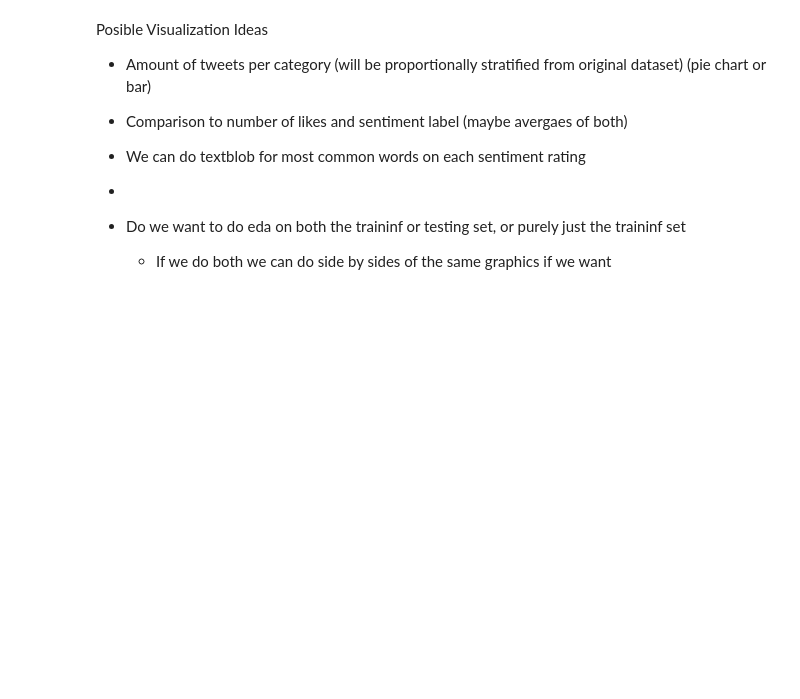
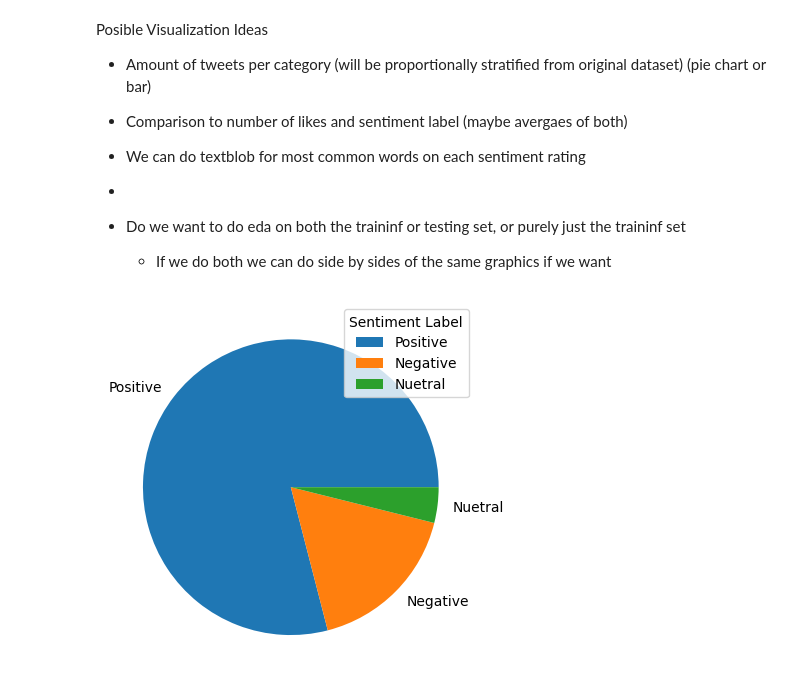
Before and after one commit to WilliamNelson007/PSTAT-134-Winter25-GroupProj, a Jupyter notebook: Final Project Juypter Notebook.ipynb, the cells around one changed output. Drawn from its saved outputs; the diff is of its cells as text; code cells hidden in the pictures; blank space fills up the shorter version.

```diff
--- a/Final Project Juypter Notebook.ipynb
+++ b/Final Project Juypter Notebook.ipynb
@@ -135,7 +135,7 @@ We will instead continue with proportion stratification.
 from sklearn.utils import resample
 
 # proportions of orginal datsset based on sentiment
-sentiment_proportions = twitter_train['Sentiment Label'].value_counts(normalize=True)
+sentiment_proportions = twitter_full['Sentiment Label'].value_counts(normalize=True)
 print(f'Here is the proportions of {sentiment_proportions}')
 
 # training size we wish for
@@ -146,7 +146,7 @@ sample_sizes = (sentiment_proportions * train_size).astype(int)
 print(f'Here are the needed amounts of {sample_sizes}')
 
 # stratified sampling based on proportions of orignial data
-twitter_train = twitter_train.groupby('Sentiment Label', group_keys=False).apply(
+twitter_train = twitter_full.groupby('Sentiment Label', group_keys=False).apply(
     lambda x: resample(x, n_samples=sample_sizes[x.name], random_state=100)
 )
 
@@ -176,3 +176,12 @@ Posible Visualization Ideas
 - Do we want to do eda on both the traininf or testing set, or purely just the traininf set
 
     - If we do both we can do side by sides of the same graphics if we want
+# %%
+import matplotlib.pyplot as plt
+sample_sizes
+
+# pie chart of our distribution
+plt.pie(sample_sizes, labels = ["Positive", 'Negative', 'Nuetral']);
+plt.legend(title = 'Sentiment Label', loc = 'upper right');
+# %% [output]
+[figure, added]
```
Also changed, not shown: parts of 14 cells of this notebook.
